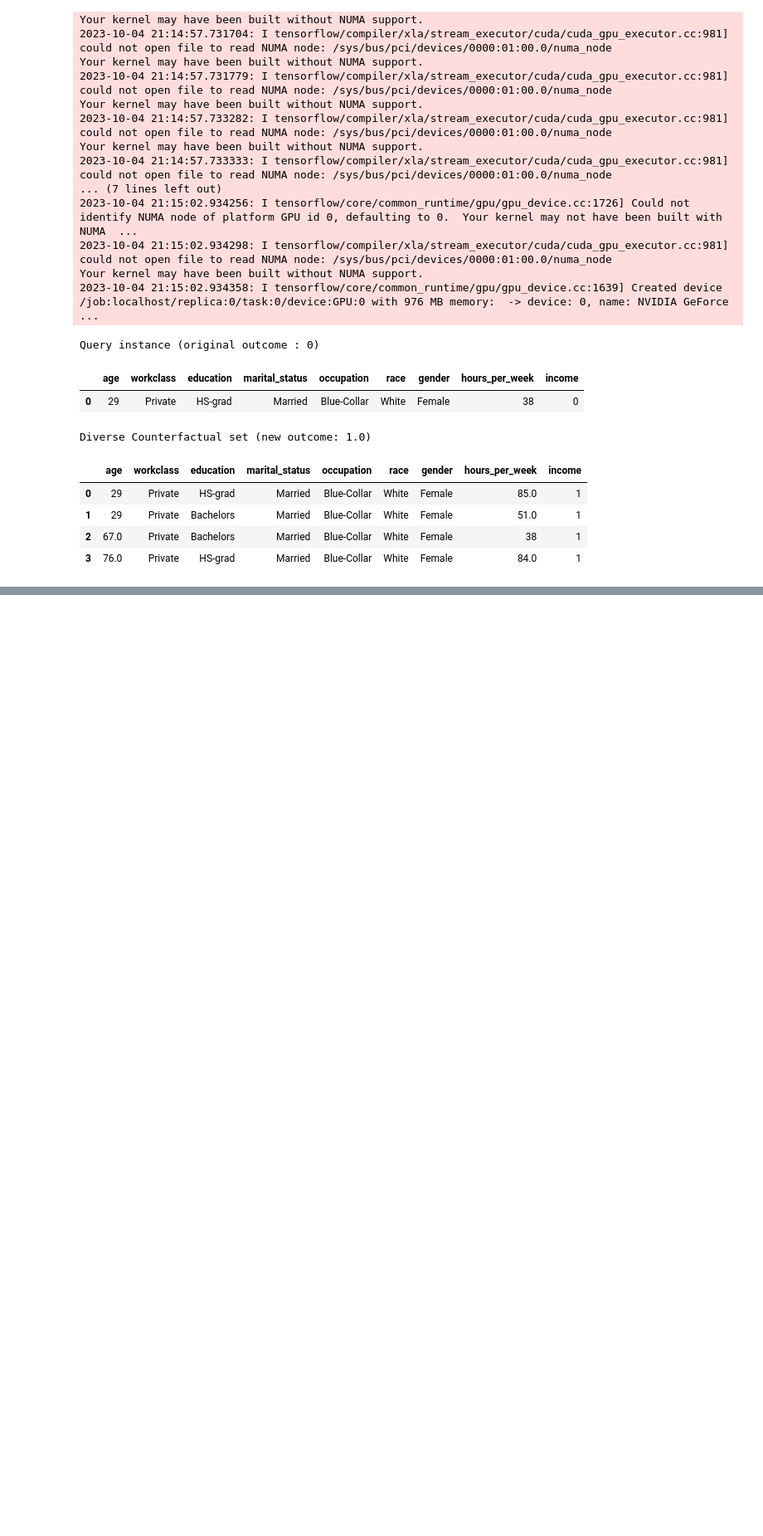
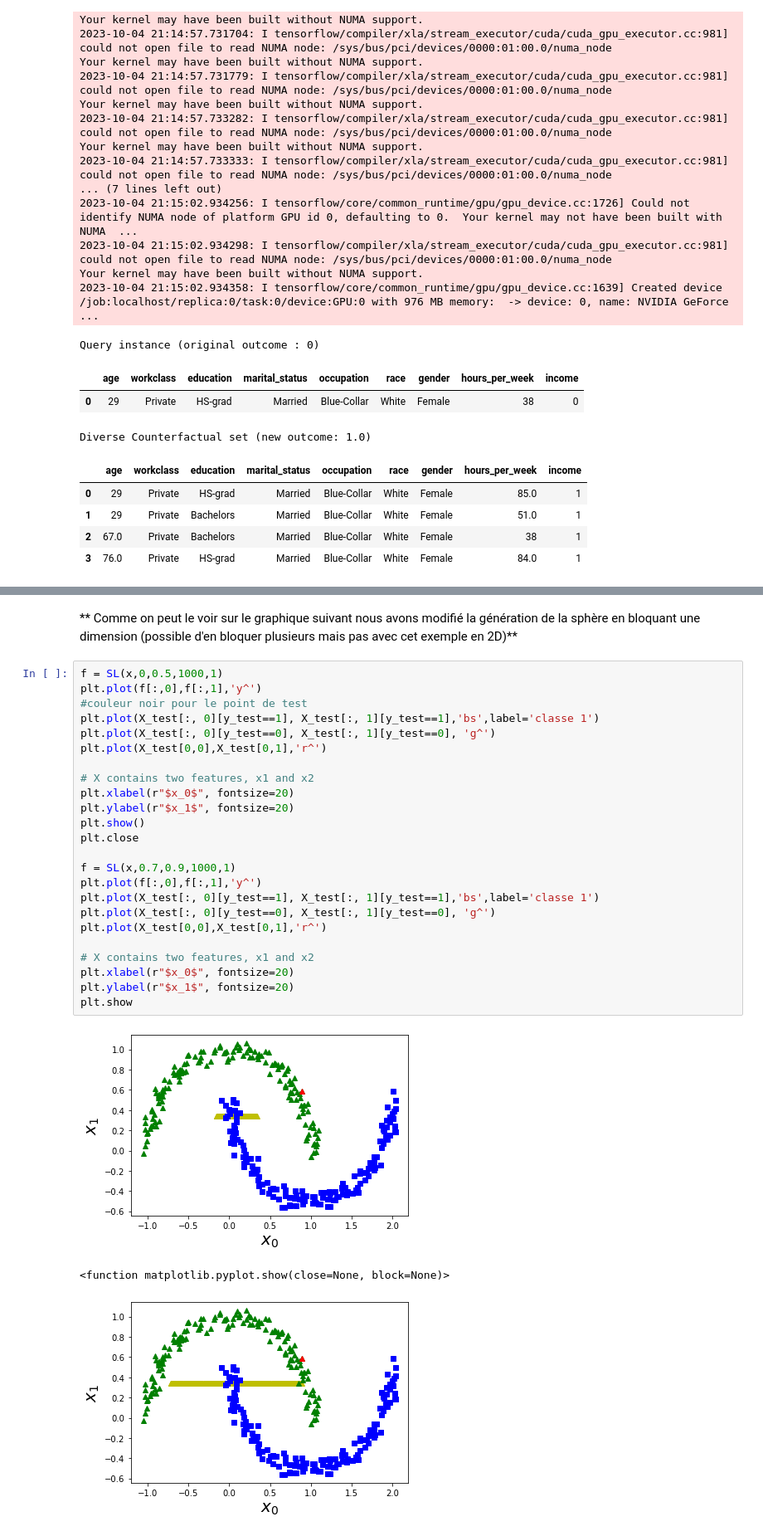
Before and after one commit to pidoux7/XAI, a Jupyter notebook: TME2/TME2_gg.ipynb, the cells around one changed output, grey strips where cells are left out. Shown at 83% size. Drawn from its saved outputs; the diff is of its cells as text; blank space fills up the shorter version.

```diff
--- a/TME2/TME2_gg.ipynb
+++ b/TME2/TME2_gg.ipynb
@@ -488,0 +693,30 @@ Diverse Counterfactual set (new outcome: 1.0)
+# %% [markdown]
+** Comme on peut le voir sur le graphique suivant nous avons modifié la génération de la sphère en bloquant une dimension (possible d'en bloquer plusieurs mais pas avec cet exemple en 2D)**
+# %%
+f = SL(x,0,0.5,1000,1)
+plt.plot(f[:,0],f[:,1],'y^')
+#couleur noir pour le point de test
+plt.plot(X_test[:, 0][y_test==1], X_test[:, 1][y_test==1],'bs',label='classe 1')
+plt.plot(X_test[:, 0][y_test==0], X_test[:, 1][y_test==0], 'g^')
+plt.plot(X_test[0,0],X_test[0,1],'r^')
+
+# X contains two features, x1 and x2
+plt.xlabel(r"$x_0$", fontsize=20)
+plt.ylabel(r"$x_1$", fontsize=20)
+plt.show()
+plt.close
+
+f = SL(x,0.7,0.9,1000,1)
+plt.plot(f[:,0],f[:,1],'y^')
+plt.plot(X_test[:, 0][y_test==1], X_test[:, 1][y_test==1],'bs',label='classe 1')
+plt.plot(X_test[:, 0][y_test==0], X_test[:, 1][y_test==0], 'g^')
+plt.plot(X_test[0,0],X_test[0,1],'r^')
+
+# X contains two features, x1 and x2
+plt.xlabel(r"$x_0$", fontsize=20)
+plt.ylabel(r"$x_1$", fontsize=20)
+plt.show
+# %% [output]
+[figure, added]
+<function matplotlib.pyplot.show(close=None, block=None)>
+[figure, added]
```
Also changed, not shown: parts of 6 cells of this notebook.
